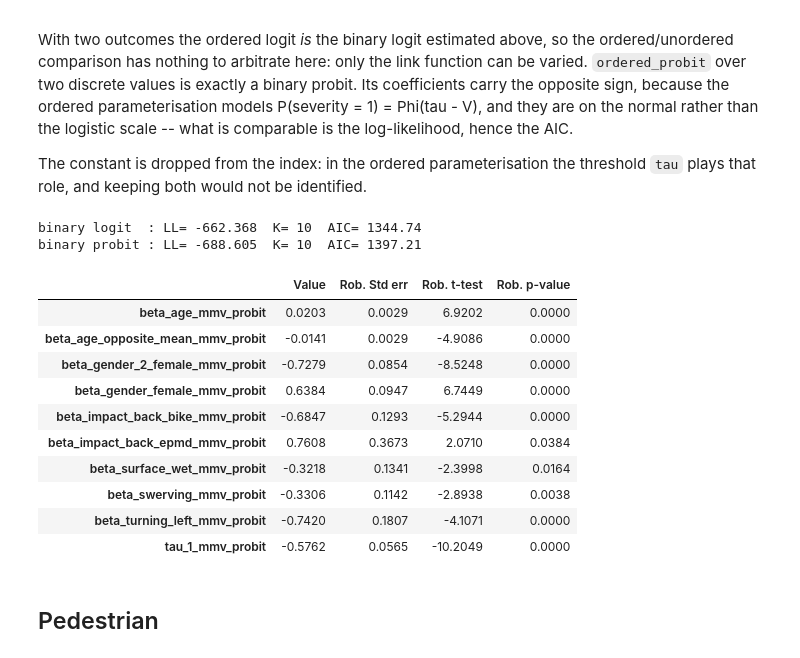
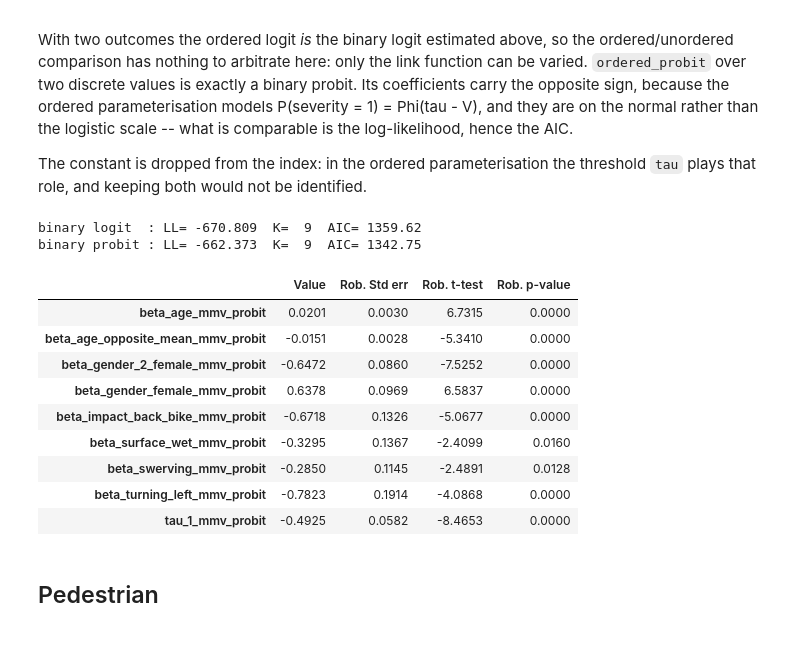
Before and after one commit to martin1207/modeling-mmv-severity, a Jupyter notebook: modeling_development.ipynb, the cells around one changed output. Saved outputs shown, nothing was run; the diff lists cells and outputs as text; code cells hidden in the pictures.

```diff
--- a/modeling_development.ipynb
+++ b/modeling_development.ipynb
@@ -100,0 +93,24 @@ database_sv= db.Database('database_sv',df_sv)
+# %%
+df_non_dummies=pd.concat([df_non_dummies,df_dummies],axis=1)
+
+## Removing useless rows
+df_non_dummies=df_non_dummies.dropna(subset=['age','severity'])
+
+
+# On garde les observations sans tiers identifie au lieu de les supprimer :
+# la variable est mise a 0 -- soit la moyenne, puisque les continues sont
+# centrees -- et l'indicatrice ci-dessous absorbe le niveau propre de ce groupe.
+# `beta_age_opposite_mean` reste donc identifie sur les seules lignes renseignees.
+df_non_dummies['age_opposite_missing'] = (
+    df_non_dummies['age_opposite_mean'].isna().astype(int)
+)
+df_non_dummies['age_opposite_mean'] = df_non_dummies['age_opposite_mean'].fillna(0.0)
+
+# Meme traitement pour la vitesse limite : une fois centree, imputer par 0
+# revient a imputer par la moyenne des vitesses RENSEIGNEES. L'indicatrice
+# `speed_limit_unknown`, creee plus haut, porte l'ecart propre a ces
+# observations -- c'est l'ajustement par variable indicatrice du manuscrit.
+# Biogeme refuserait de toute facon un NaN dans la base.
+df_non_dummies['vma'] = df_non_dummies['vma'].fillna(0.0)
+
+df_non_dummies = df_non_dummies.reset_index(drop=True)
@@ -491,50 +756,49 @@ index_mmv = (
       * (gender_2_female + gender_3_female)
     + Beta('beta_impact_back_bike_mmv_probit', 0, None, None, 0)
       * point_of_impact_back * (vehicle_bike + vehicle_e_bike)
-    + Beta('beta_impact_back_epmd_mmv_probit', 0, None, None, 0)
-      * point_of_impact_back * vehicle_e_pmd
+   # + Beta('beta_impact_back_epmd_mmv_probit', 0, None, None, 0)
+   #   * point_of_impact_back * vehicle_e_pmd
     + Beta('beta_surface_wet_mmv_probit', 0, None, None, 0) * surface_condition_wet
     + Beta('beta_age_mmv_probit', 0, None, None, 0) * age
     + Beta('beta_swerving_mmv_probit', 0, None, None, 0) * maneuver_swerving
     + Beta('beta_turning_left_mmv_probit', 0, None, None, 0) * maneuver_turning_left
     + Beta('beta_age_opposite_mean_mmv_probit', 0, None, None, 0) * age_opposite_mean
   #  + Beta('beta_vehicle_2_e_pmd_mmv_probit', 0, None, None, 0)
   #    * (vehicle_2_e_pmd + vehicle_3_e_pmd)
    #       + beta_age_opposite_missing_I           * age_opposite_missing
 
 )
 
 model_name = 'binary_probit_mmv'
 the_proba = ordered_probit(
     continuous_value=index_mmv,
     list_of_discrete_values=[1, 2],
     tau_parameter=Beta('tau_1_mmv_probit', 1, None, None, 0),
 )
 logprob = log(Elem(the_proba, harmed))
-model_mmv_probit = bio.BIOGEME(database_mmv, logprob)
+model_mmv_probit = bio.BIOGEME(database_mmv_identified, logprob)
 model_mmv_probit.modelName = model_name
 results_mmv_probit = estimate_in('mmv', model_mmv_probit)
 
 print(f'binary logit  : LL={results_logit_mmv.data.logLike:9.3f}  '
       f'K={results_logit_mmv.data.nparam:3d}  '
       f'AIC={results_logit_mmv.data.akaike:8.2f}')
 print(f'binary probit : LL={results_mmv_probit.data.logLike:9.3f}  '
       f'K={results_mmv_probit.data.nparam:3d}  AIC={results_mmv_probit.data.akaike:8.2f}')
 results_mmv_probit.get_estimated_parameters().round(4)
 # %% [output]
-binary logit  : LL= -662.368  K= 10  AIC= 1344.74
-binary probit : LL= -688.605  K= 10  AIC= 1397.21
+binary logit  : LL= -670.809  K=  9  AIC= 1359.62
+binary probit : LL= -662.373  K=  9  AIC= 1342.75
 |  | Value | Rob. Std err | Rob. t-test | Rob. p-value |
-| beta_age_mmv_probit | 0.0203 | 0.0029 | 6.9202 | 0.0000 |
-| beta_age_opposite_mean_mmv_probit | -0.0141 | 0.0029 | -4.9086 | 0.0000 |
-| beta_gender_2_female_mmv_probit | -0.7279 | 0.0854 | -8.5248 | 0.0000 |
-| beta_gender_female_mmv_probit | 0.6384 | 0.0947 | 6.7449 | 0.0000 |
-| beta_impact_back_bike_mmv_probit | -0.6847 | 0.1293 | -5.2944 | 0.0000 |
-| beta_impact_back_epmd_mmv_probit | 0.7608 | 0.3673 | 2.0710 | 0.0384 |
-| beta_surface_wet_mmv_probit | -0.3218 | 0.1341 | -2.3998 | 0.0164 |
-| beta_swerving_mmv_probit | -0.3306 | 0.1142 | -2.8938 | 0.0038 |
-| beta_turning_left_mmv_probit | -0.7420 | 0.1807 | -4.1071 | 0.0000 |
-| tau_1_mmv_probit | -0.5762 | 0.0565 | -10.2049 | 0.0000 |
+| beta_age_mmv_probit | 0.0201 | 0.0030 | 6.7315 | 0.0000 |
+| beta_age_opposite_mean_mmv_probit | -0.0151 | 0.0028 | -5.3410 | 0.0000 |
+| beta_gender_2_female_mmv_probit | -0.6472 | 0.0860 | -7.5252 | 0.0000 |
+| beta_gender_female_mmv_probit | 0.6378 | 0.0969 | 6.5837 | 0.0000 |
+| beta_impact_back_bike_mmv_probit | -0.6718 | 0.1326 | -5.0677 | 0.0000 |
+| beta_surface_wet_mmv_probit | -0.3295 | 0.1367 | -2.4099 | 0.0160 |
+| beta_swerving_mmv_probit | -0.2850 | 0.1145 | -2.4891 | 0.0128 |
+| beta_turning_left_mmv_probit | -0.7823 | 0.1914 | -4.0868 | 0.0000 |
+| tau_1_mmv_probit | -0.4925 | 0.0582 | -8.4653 | 0.0000 |
 # %% [markdown]
 ## Pedestrian
 # %% [markdown]
```
Also changed, not shown: parts of 53 cells of this notebook.
